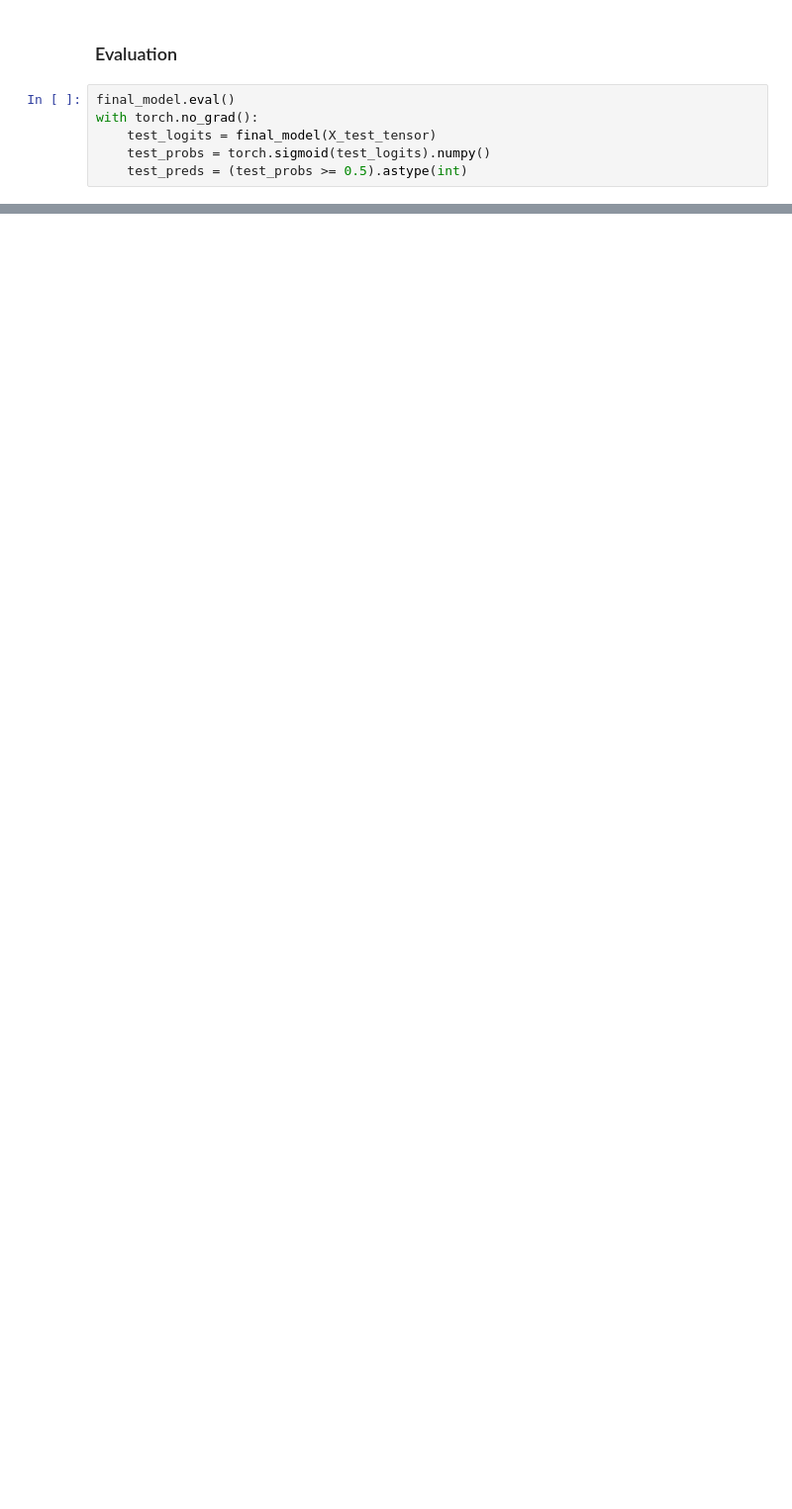
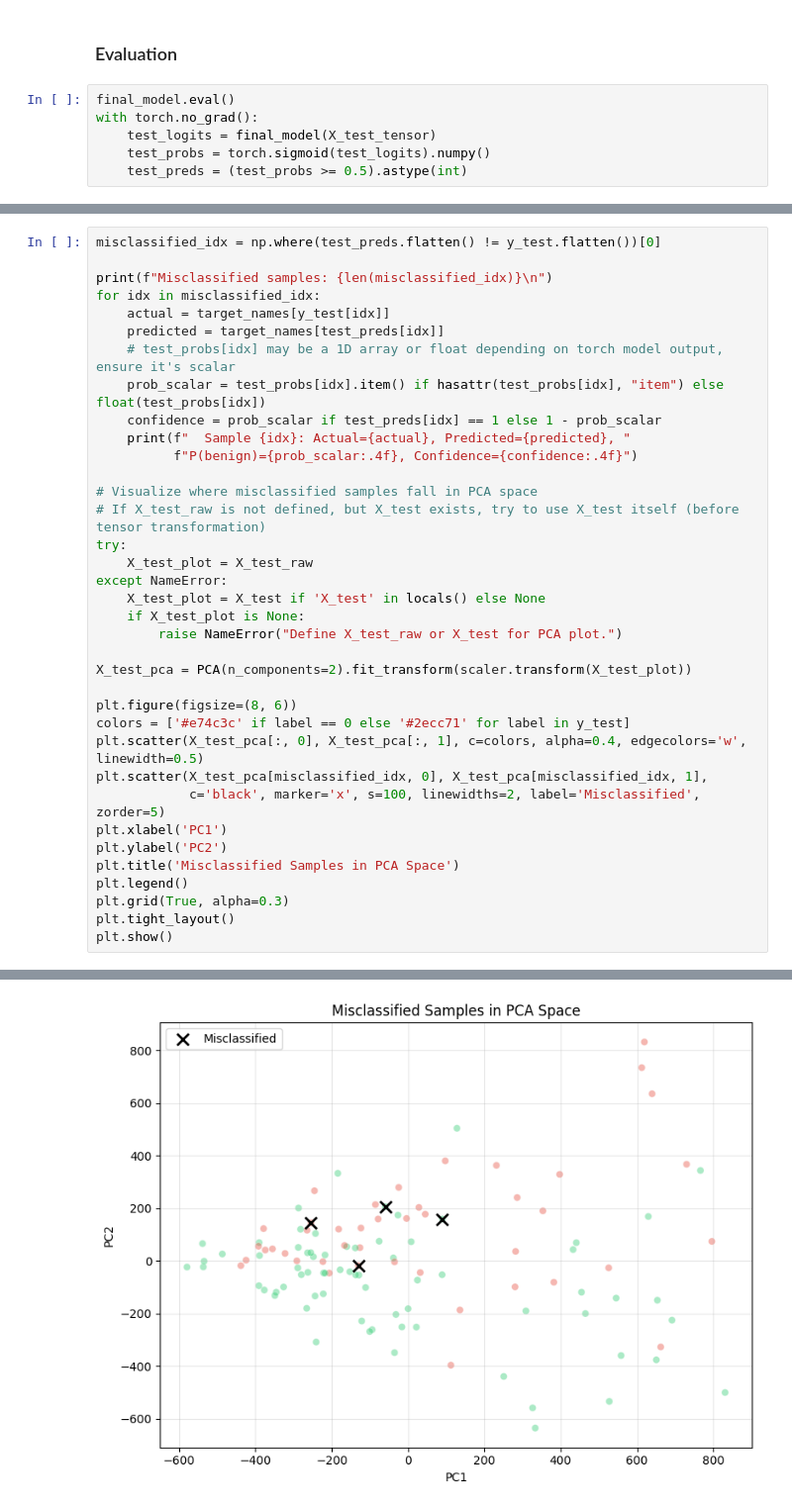
Before and after one commit to albipuliga/Cancer-Detection-Pytorch, a Jupyter notebook: src/nn.ipynb, the cells around one changed output, grey strips where cells are left out. Shown at 99% size. Cells and saved outputs as stored; diff of their text form; blank space fills up the shorter version.

```diff
--- a/src/nn.ipynb
+++ b/src/nn.ipynb
@@ -586,0 +602,37 @@ plt.show()
+# %%
+misclassified_idx = np.where(test_preds.flatten() != y_test.flatten())[0]
+
+print(f"Misclassified samples: {len(misclassified_idx)}\n")
+for idx in misclassified_idx:
+    actual = target_names[y_test[idx]]
+    predicted = target_names[test_preds[idx]]
+    # test_probs[idx] may be a 1D array or float depending on torch model output, ensure it's scalar
+    prob_scalar = test_probs[idx].item() if hasattr(test_probs[idx], "item") else float(test_probs[idx])
+    confidence = prob_scalar if test_preds[idx] == 1 else 1 - prob_scalar
+    print(f"  Sample {idx}: Actual={actual}, Predicted={predicted}, "
+          f"P(benign)={prob_scalar:.4f}, Confidence={confidence:.4f}")
+
+# Visualize where misclassified samples fall in PCA space
+# If X_test_raw is not defined, but X_test exists, try to use X_test itself (before tensor transformation)
+try:
+    X_test_plot = X_test_raw
+except NameError:
+    X_test_plot = X_test if 'X_test' in locals() else None
+    if X_test_plot is None:
+        raise NameError("Define X_test_raw or X_test for PCA plot.")
+
+X_test_pca = PCA(n_components=2).fit_transform(scaler.transform(X_test_plot))
+
+plt.figure(figsize=(8, 6))
+colors = ['#e74c3c' if label == 0 else '#2ecc71' for label in y_test]
+plt.scatter(X_test_pca[:, 0], X_test_pca[:, 1], c=colors, alpha=0.4, edgecolors='w', linewidth=0.5)
+plt.scatter(X_test_pca[misclassified_idx, 0], X_test_pca[misclassified_idx, 1],
+            c='black', marker='x', s=100, linewidths=2, label='Misclassified', zorder=5)
+plt.xlabel('PC1')
+plt.ylabel('PC2')
+plt.title('Misclassified Samples in PCA Space')
+plt.legend()
+plt.grid(True, alpha=0.3)
+plt.tight_layout()
+plt.show()
+# %% [output]
@@ -587,3 +645,4 @@ plt.show()
+[figure, added]
 # %%
 # Remove the unsupported 'target_names' argument
 precision, recall, f1, support = precision_recall_fscore_support(y_test, test_preds)
```
Also changed, not shown: parts of 10 cells of this notebook, 1 other file.
